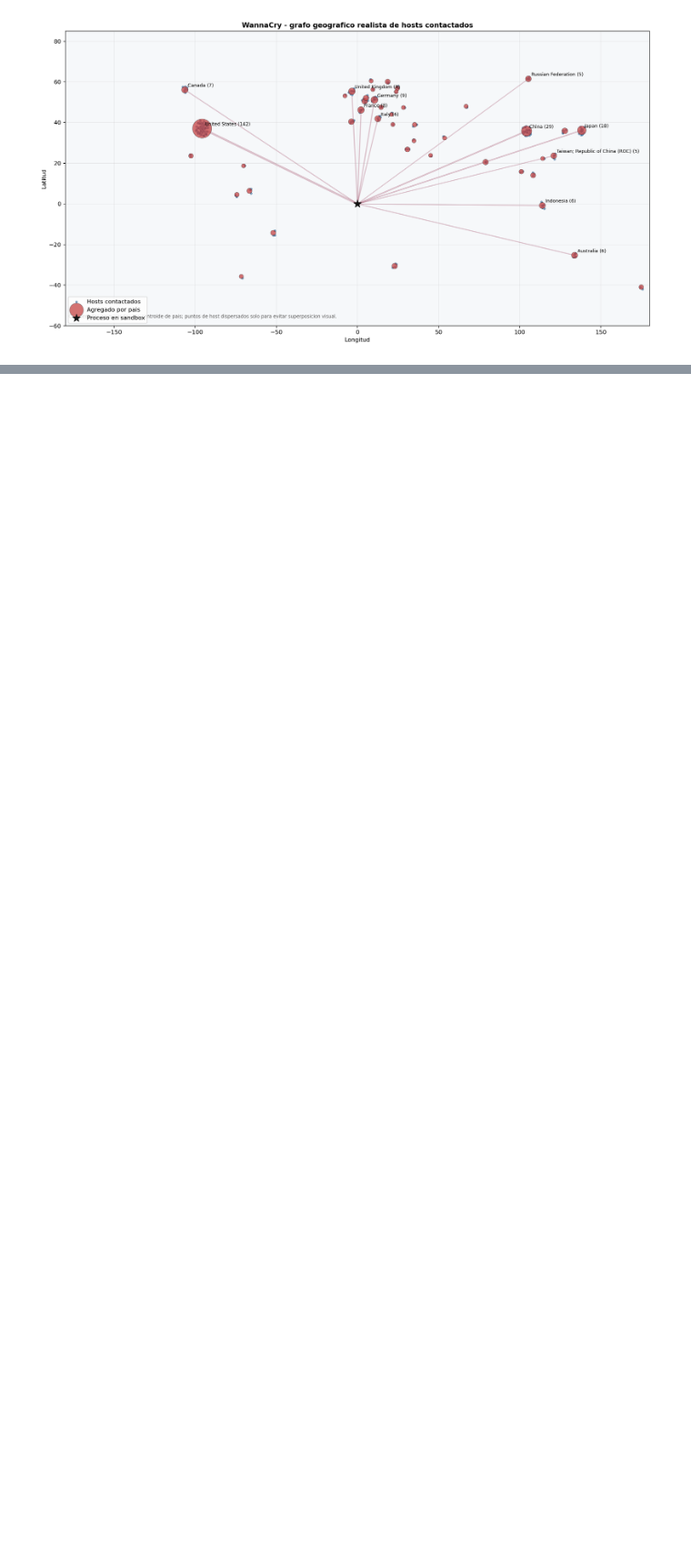
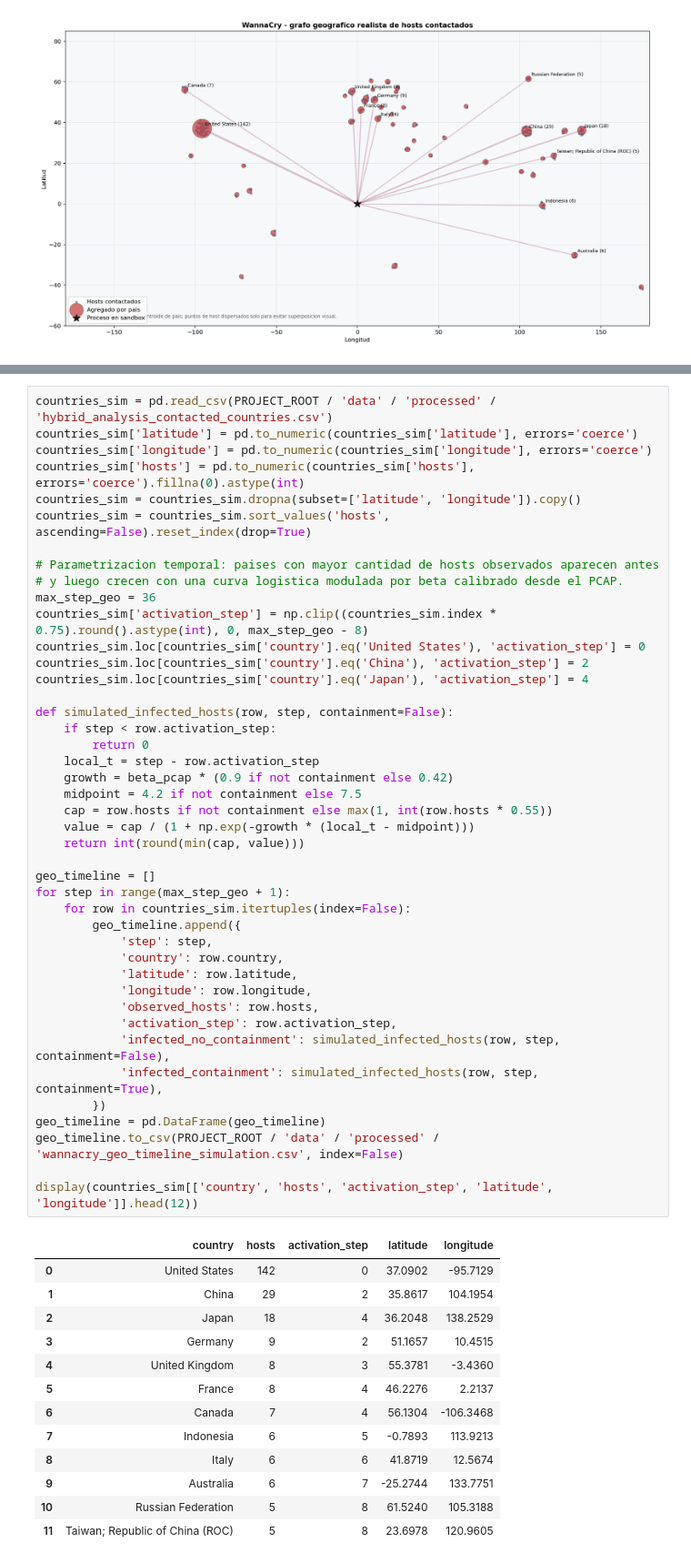
Before and after one commit to eljarcor98/Machine-Learning-Repos, a Jupyter notebook: Proyecto final Healtech/notebooks/05_sir_simulations_wannacry.ipynb, the cells around one changed output, grey strips where cells are left out. Shown at 91% size. Cells and saved outputs as stored; diff of their text form; blank space fills up the shorter version.

Commit message:
Add interactive geographic WannaCry simulation

```diff
--- a/Proyecto final Healtech/notebooks/05_sir_simulations_wannacry.ipynb
+++ b/Proyecto final Healtech/notebooks/05_sir_simulations_wannacry.ipynb
@@ -531,0 +575,57 @@ else:
+# %%
+countries_sim = pd.read_csv(PROJECT_ROOT / 'data' / 'processed' / 'hybrid_analysis_contacted_countries.csv')
+countries_sim['latitude'] = pd.to_numeric(countries_sim['latitude'], errors='coerce')
+countries_sim['longitude'] = pd.to_numeric(countries_sim['longitude'], errors='coerce')
+countries_sim['hosts'] = pd.to_numeric(countries_sim['hosts'], errors='coerce').fillna(0).astype(int)
+countries_sim = countries_sim.dropna(subset=['latitude', 'longitude']).copy()
+countries_sim = countries_sim.sort_values('hosts', ascending=False).reset_index(drop=True)
+
+# Parametrizacion temporal: paises con mayor cantidad de hosts observados aparecen antes
+# y luego crecen con una curva logistica modulada por beta calibrado desde el PCAP.
+max_step_geo = 36
+countries_sim['activation_step'] = np.clip((countries_sim.index * 0.75).round().astype(int), 0, max_step_geo - 8)
+countries_sim.loc[countries_sim['country'].eq('United States'), 'activation_step'] = 0
+countries_sim.loc[countries_sim['country'].eq('China'), 'activation_step'] = 2
+countries_sim.loc[countries_sim['country'].eq('Japan'), 'activation_step'] = 4
+
+def simulated_infected_hosts(row, step, containment=False):
+    if step < row.activation_step:
+        return 0
+    local_t = step - row.activation_step
+    growth = beta_pcap * (0.9 if not containment else 0.42)
+    midpoint = 4.2 if not containment else 7.5
+    cap = row.hosts if not containment else max(1, int(row.hosts * 0.55))
+    value = cap / (1 + np.exp(-growth * (local_t - midpoint)))
+    return int(round(min(cap, value)))
+
+geo_timeline = []
+for step in range(max_step_geo + 1):
+    for row in countries_sim.itertuples(index=False):
+        geo_timeline.append({
+            'step': step,
+            'country': row.country,
+            'latitude': row.latitude,
+            'longitude': row.longitude,
+            'observed_hosts': row.hosts,
+            'activation_step': row.activation_step,
+            'infected_no_containment': simulated_infected_hosts(row, step, containment=False),
+            'infected_containment': simulated_infected_hosts(row, step, containment=True),
+        })
+geo_timeline = pd.DataFrame(geo_timeline)
+geo_timeline.to_csv(PROJECT_ROOT / 'data' / 'processed' / 'wannacry_geo_timeline_simulation.csv', index=False)
+
+display(countries_sim[['country', 'hosts', 'activation_step', 'latitude', 'longitude']].head(12))
+# %% [output]
+|  | country | hosts | activation_step | latitude | longitude |
+| 0 | United States | 142 | 0 | 37.0902 | -95.7129 |
+| 1 | China | 29 | 2 | 35.8617 | 104.1954 |
+| 2 | Japan | 18 | 4 | 36.2048 | 138.2529 |
+| 3 | Germany | 9 | 2 | 51.1657 | 10.4515 |
+| 4 | United Kingdom | 8 | 3 | 55.3781 | -3.4360 |
+| 5 | France | 8 | 4 | 46.2276 | 2.2137 |
+| 6 | Canada | 7 | 4 | 56.1304 | -106.3468 |
+| 7 | Indonesia | 6 | 5 | -0.7893 | 113.9213 |
+| 8 | Italy | 6 | 6 | 41.8719 | 12.5674 |
+| 9 | Australia | 6 | 7 | -25.2744 | 133.7751 |
+| 10 | Russian Federation | 5 | 8 | 61.5240 | 105.3188 |
+| 11 | Taiwan; Republic of China (ROC) | 5 | 8 | 23.6978 | 120.9605 |
```
Also changed, not shown: parts of 5 cells of this notebook, 2 other files.
